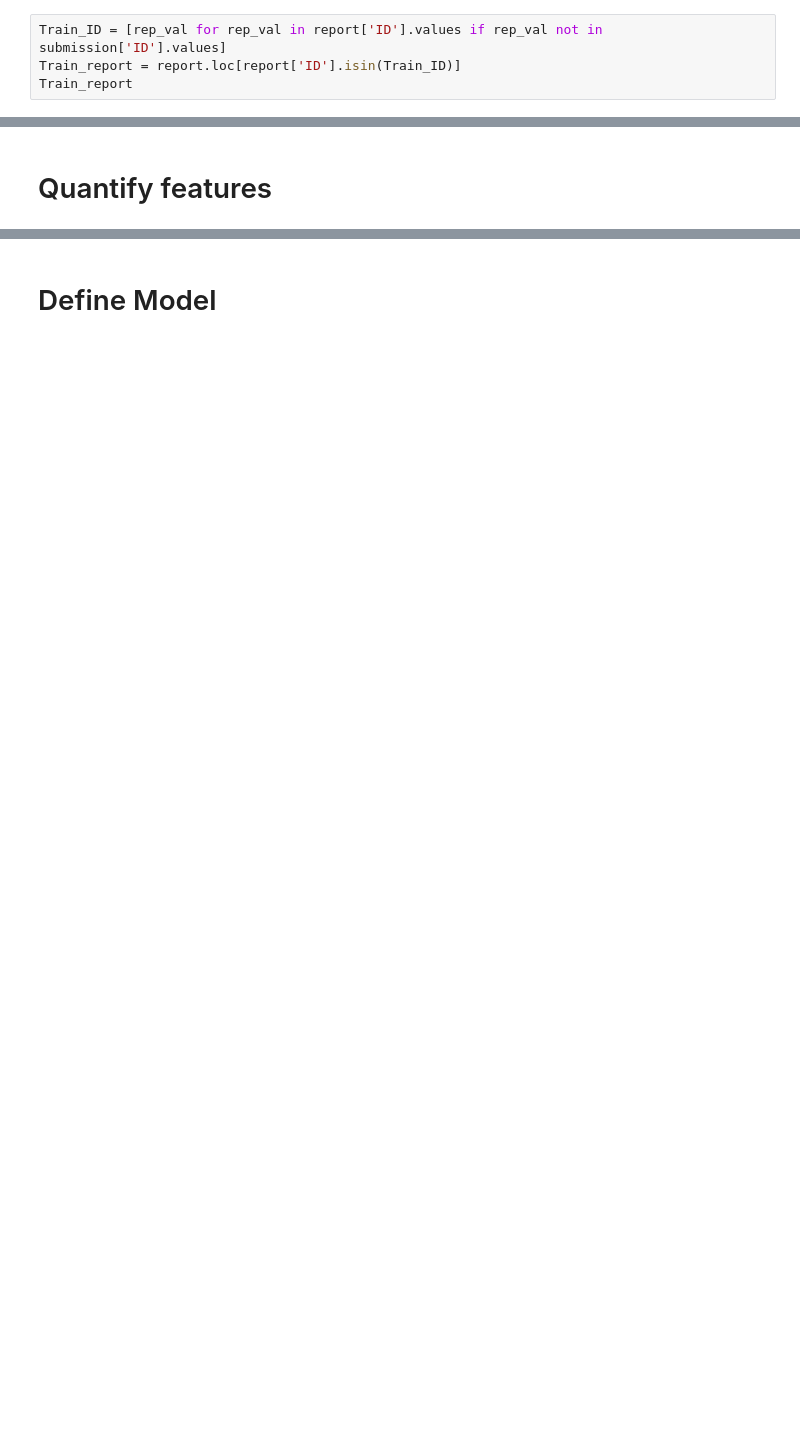
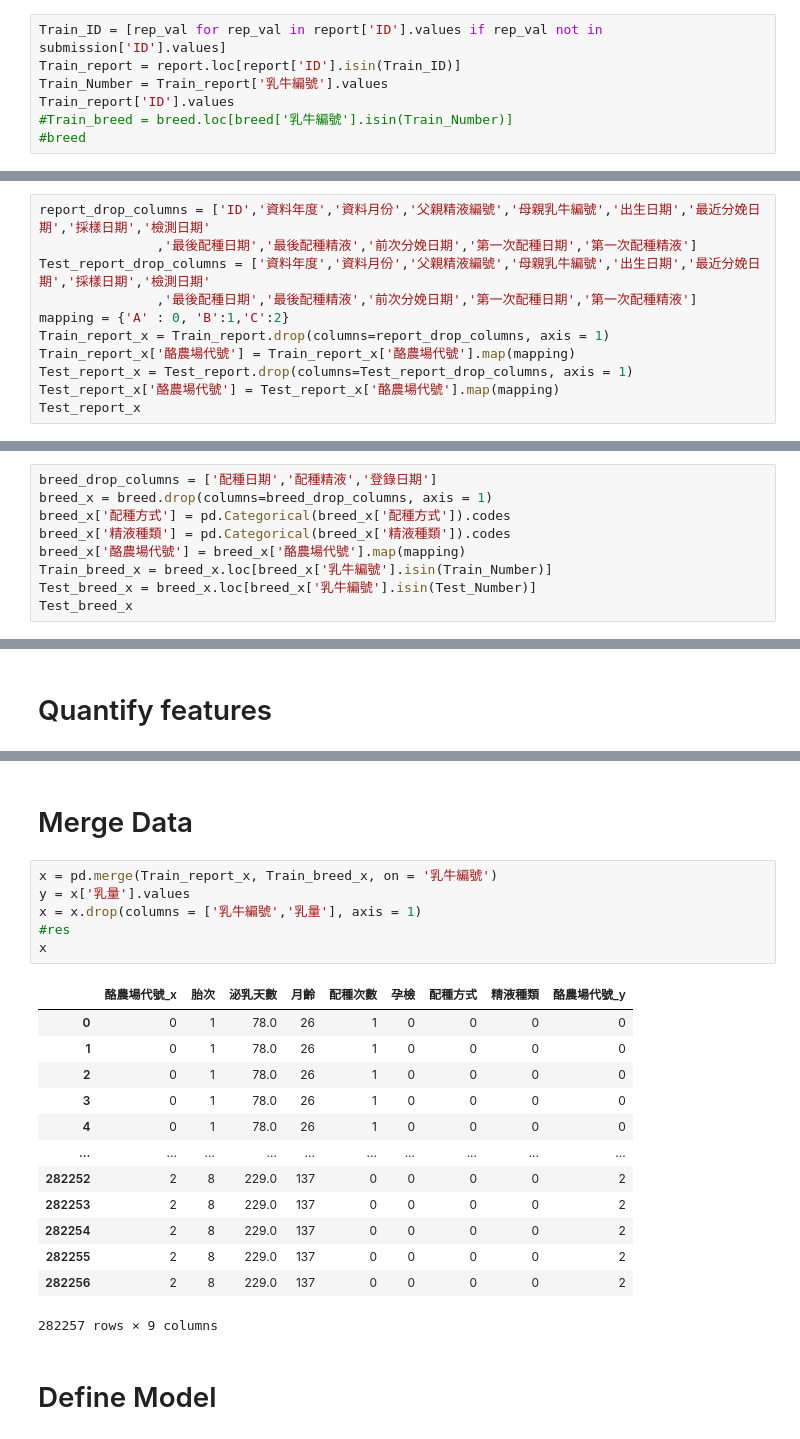
Before and after one commit to kevin879275/DL_FinalProject, a Jupyter notebook: main.ipynb, the cells around one changed output, grey strips where cells are left out. Cells and saved outputs as stored; diff of their text form; blank space fills up the shorter version.

```diff
--- a/main.ipynb
+++ b/main.ipynb
@@ -45,5 +60,8 @@ submission
 # %%
 Train_ID = [rep_val for rep_val in report['ID'].values if rep_val not in submission['ID'].values]
 Train_report = report.loc[report['ID'].isin(Train_ID)]
-Train_report
+Train_Number = Train_report['乳牛編號'].values
+Train_report['ID'].values
+#Train_breed = breed.loc[breed['乳牛編號'].isin(Train_Number)]
+#breed
 # %% [output]
@@ -80,3 +89,14 @@ Test_report
 4263 rows × 21 columns
 # %% [markdown]
 # Extract features
+# %%
+report_drop_columns = ['ID','資料年度','資料月份','父親精液編號','母親乳牛編號','出生日期','最近分娩日期','採樣日期','檢測日期'
+               ,'最後配種日期','最後配種精液','前次分娩日期','第一次配種日期','第一次配種精液']
+Test_report_drop_columns = ['資料年度','資料月份','父親精液編號','母親乳牛編號','出生日期','最近分娩日期','採樣日期','檢測日期'
+               ,'最後配種日期','最後配種精液','前次分娩日期','第一次配種日期','第一次配種精液']
+mapping = {'A' : 0, 'B':1,'C':2}
+Train_report_x = Train_report.drop(columns=report_drop_columns, axis = 1)
+Train_report_x['酪農場代號'] = Train_report_x['酪農場代號'].map(mapping)
+Test_report_x = Test_report.drop(columns=Test_report_drop_columns, axis = 1)
+Test_report_x['酪農場代號'] = Test_report_x['酪農場代號'].map(mapping)
+Test_report_x
@@ -82,0 +117,9 @@ Test_report
+# %%
+breed_drop_columns = ['配種日期','配種精液','登錄日期']
+breed_x = breed.drop(columns=breed_drop_columns, axis = 1)
+breed_x['配種方式'] = pd.Categorical(breed_x['配種方式']).codes
+breed_x['精液種類'] = pd.Categorical(breed_x['精液種類']).codes
+breed_x['酪農場代號'] = breed_x['酪農場代號'].map(mapping)
+Train_breed_x = breed_x.loc[breed_x['乳牛編號'].isin(Train_Number)]
+Test_breed_x = breed_x.loc[breed_x['乳牛編號'].isin(Test_Number)]
+Test_breed_x
@@ -125,2 +168,24 @@ res['分娩日期'][1]
+# %% [markdown]
+# Merge Data
+# %%
+x = pd.merge(Train_report_x, Train_breed_x, on = '乳牛編號')
+y = x['乳量'].values
+x = x.drop(columns = ['乳牛編號','乳量'], axis = 1)
+#res
+x
+# %% [output]
+|  | 酪農場代號_x | 胎次 | 泌乳天數 | 月齡 | 配種次數 | 孕檢 | 配種方式 | 精液種類 | 酪農場代號_y |
+| 0 | 0 | 1 | 78.0 | 26 | 1 | 0 | 0 | 0 | 0 |
+| 1 | 0 | 1 | 78.0 | 26 | 1 | 0 | 0 | 0 | 0 |
+| 2 | 0 | 1 | 78.0 | 26 | 1 | 0 | 0 | 0 | 0 |
+| 3 | 0 | 1 | 78.0 | 26 | 1 | 0 | 0 | 0 | 0 |
+| 4 | 0 | 1 | 78.0 | 26 | 1 | 0 | 0 | 0 | 0 |
+| ... | ... | ... | ... | ... | ... | ... | ... | ... | ... |
+| 282252 | 2 | 8 | 229.0 | 137 | 0 | 0 | 0 | 0 | 2 |
+| 282253 | 2 | 8 | 229.0 | 137 | 0 | 0 | 0 | 0 | 2 |
+| 282254 | 2 | 8 | 229.0 | 137 | 0 | 0 | 0 | 0 | 2 |
+| 282255 | 2 | 8 | 229.0 | 137 | 0 | 0 | 0 | 0 | 2 |
+| 282256 | 2 | 8 | 229.0 | 137 | 0 | 0 | 0 | 0 | 2 |
+282257 rows × 9 columns
 # %% [markdown]
 # Define Model
```
Also changed, not shown: parts of 24 cells of this notebook.
